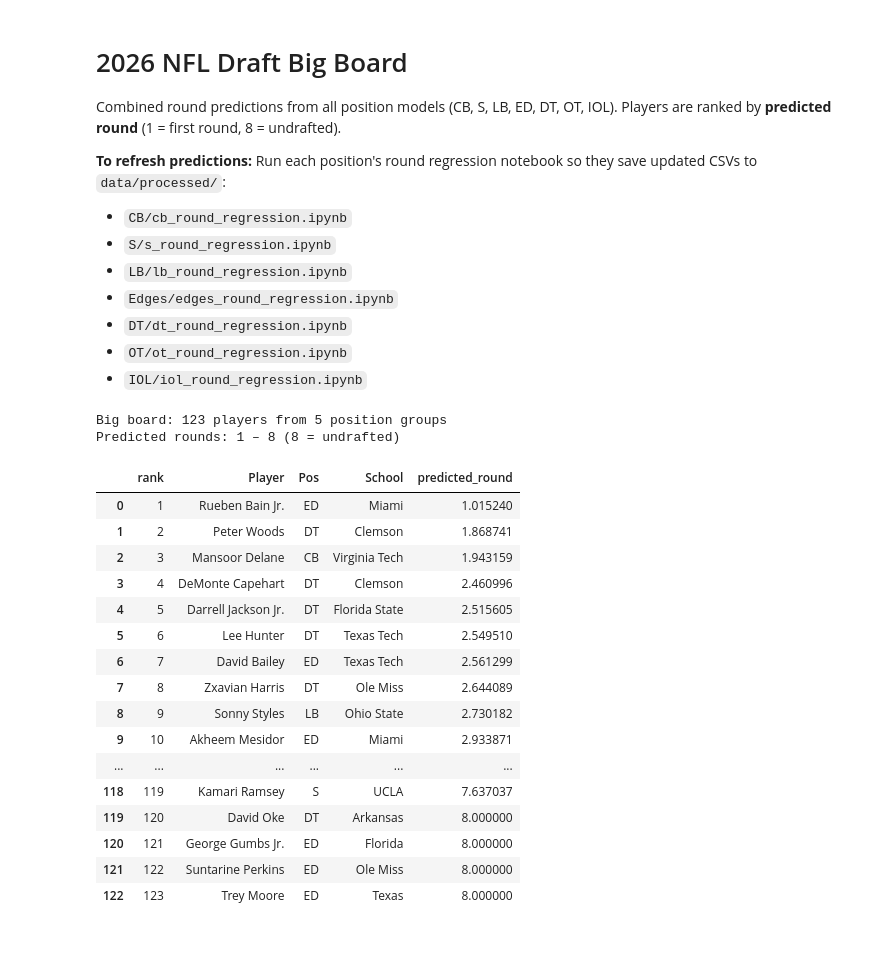
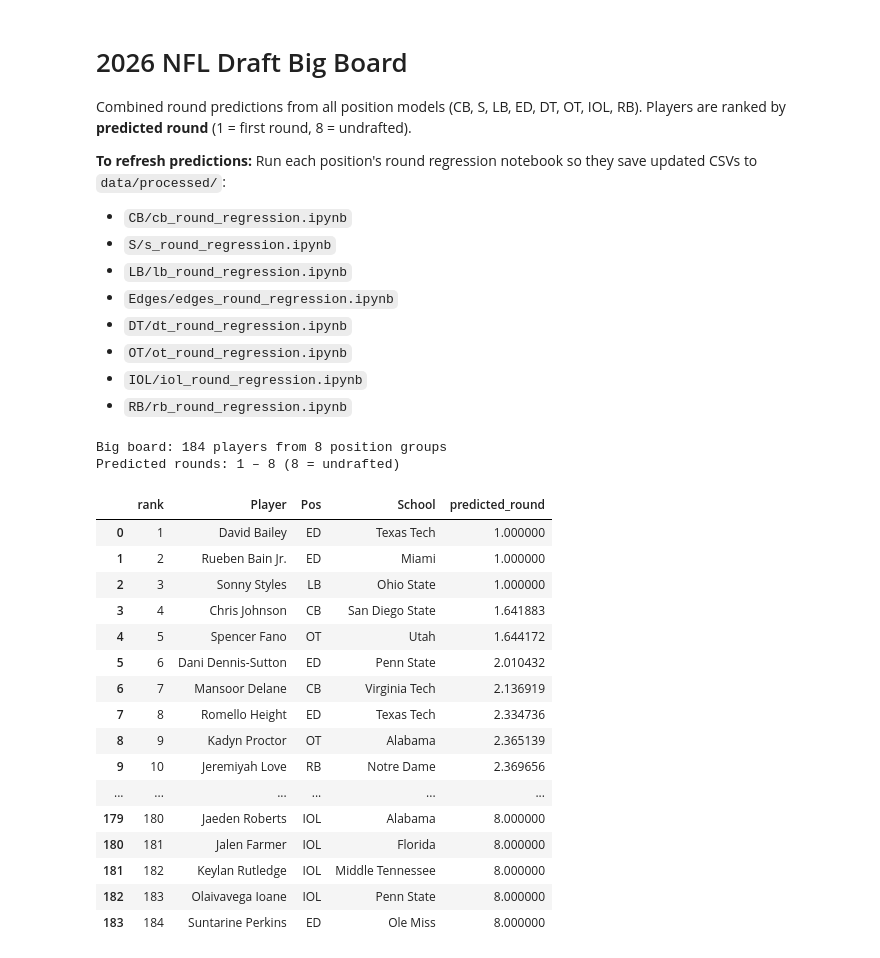
Before and after one commit to greynathan/2026_NFL_Draft, a Jupyter notebook: big_board_2026.ipynb, the cells around one changed output. Saved outputs shown, nothing was run; the diff lists cells and outputs as text; code cells hidden in the pictures.

Commit message:
added rb and updated 2026 combine information

```diff
--- a/big_board_2026.ipynb
+++ b/big_board_2026.ipynb
@@ -1,7 +1,7 @@
 # %% [markdown]
 # 2026 NFL Draft Big Board
 
-Combined round predictions from all position models (CB, S, LB, ED, DT, OT, IOL). Players are ranked by **predicted round** (1 = first round, 8 = undrafted).
+Combined round predictions from all position models (CB, S, LB, ED, DT, OT, IOL, RB). Players are ranked by **predicted round** (1 = first round, 8 = undrafted).
 
 **To refresh predictions:** Run each position's round regression notebook so they save updated CSVs to `data/processed/`:
 - `CB/cb_round_regression.ipynb`
@@ -11,6 +11,7 @@ Combined round predictions from all position models (CB, S, LB, ED, DT, OT, IOL)
 - `DT/dt_round_regression.ipynb`
 - `OT/ot_round_regression.ipynb`
 - `IOL/iol_round_regression.ipynb`
+- `RB/rb_round_regression.ipynb`
 # %%
 import pandas as pd
 import os
@@ -28,51 +29,52 @@ pred_files = [
     ('dt_2026_predictions.csv', 'DT'),
     ('ot_2026_predictions.csv', 'OT'),
     ('iol_2026_predictions.csv', 'IOL'),
+    ('rb_2026_predictions.csv', 'RB'),
 ]
 
 dfs = []
 for filename, pos in pred_files:
     path = os.path.join(DATA, filename)
     if os.path.exists(path):
         df = pd.read_csv(path)
         if 'Pos' not in df.columns:
             df['Pos'] = pos
         dfs.append(df)
     else:
         print(f"Missing {path} — run the {pos} round regression notebook to generate it.")
 
 if not dfs:
     raise SystemExit("No prediction files found. Run each position's round_regression notebook first.")
 
 big = pd.concat(dfs, ignore_index=True)
 big = big.sort_values(['predicted_round', 'Player']).reset_index(drop=True)
 big.insert(0, 'rank', big.index + 1)
 
 # Reorder columns: rank, Player, Pos, School, predicted_round
 cols = [c for c in ['rank', 'Player', 'Pos', 'School', 'predicted_round'] if c in big.columns]
 big_board = big[cols].copy()
 big_board['predicted_round'] = big_board['predicted_round'].astype(float)
 
 print(f"Big board: {len(big_board)} players from {len(dfs)} position groups")
 print(f"Predicted rounds: {big_board['predicted_round'].min():.0f} – {big_board['predicted_round'].max():.0f} (8 = undrafted)")
 display(big_board)
 # %% [output]
-Big board: 123 players from 5 position groups
+Big board: 184 players from 8 position groups
 Predicted rounds: 1 – 8 (8 = undrafted)
 |  | rank | Player | Pos | School | predicted_round |
-| 0 | 1 | Rueben Bain Jr. | ED | Miami | 1.015240 |
-| 1 | 2 | Peter Woods | DT | Clemson | 1.868741 |
-| 2 | 3 | Mansoor Delane | CB | Virginia Tech | 1.943159 |
-| 3 | 4 | DeMonte Capehart | DT | Clemson | 2.460996 |
-| 4 | 5 | Darrell Jackson Jr. | DT | Florida State | 2.515605 |
-| 5 | 6 | Lee Hunter | DT | Texas Tech | 2.549510 |
-| 6 | 7 | David Bailey | ED | Texas Tech | 2.561299 |
-| 7 | 8 | Zxavian Harris | DT | Ole Miss | 2.644089 |
-| 8 | 9 | Sonny Styles | LB | Ohio State | 2.730182 |
-| 9 | 10 | Akheem Mesidor | ED | Miami | 2.933871 |
+| 0 | 1 | David Bailey | ED | Texas Tech | 1.000000 |
+| 1 | 2 | Rueben Bain Jr. | ED | Miami | 1.000000 |
+| 2 | 3 | Sonny Styles | LB | Ohio State | 1.000000 |
+| 3 | 4 | Chris Johnson | CB | San Diego State | 1.641883 |
+| 4 | 5 | Spencer Fano | OT | Utah | 1.644172 |
+| 5 | 6 | Dani Dennis-Sutton | ED | Penn State | 2.010432 |
+| 6 | 7 | Mansoor Delane | CB | Virginia Tech | 2.136919 |
+| 7 | 8 | Romello Height | ED | Texas Tech | 2.334736 |
+| 8 | 9 | Kadyn Proctor | OT | Alabama | 2.365139 |
+| 9 | 10 | Jeremiyah Love | RB | Notre Dame | 2.369656 |
 | ... | ... | ... | ... | ... | ... |
-| 118 | 119 | Kamari Ramsey | S | UCLA | 7.637037 |
-| 119 | 120 | David Oke | DT | Arkansas | 8.000000 |
-| 120 | 121 | George Gumbs Jr. | ED | Florida | 8.000000 |
-| 121 | 122 | Suntarine Perkins | ED | Ole Miss | 8.000000 |
-| 122 | 123 | Trey Moore | ED | Texas | 8.000000 |
+| 179 | 180 | Jaeden Roberts | IOL | Alabama | 8.000000 |
+| 180 | 181 | Jalen Farmer | IOL | Florida | 8.000000 |
+| 181 | 182 | Keylan Rutledge | IOL | Middle Tennessee | 8.000000 |
+| 182 | 183 | Olaivavega Ioane | IOL | Penn State | 8.000000 |
+| 183 | 184 | Suntarine Perkins | ED | Ole Miss | 8.000000 |
```
Also changed, not shown: 47 other files.
